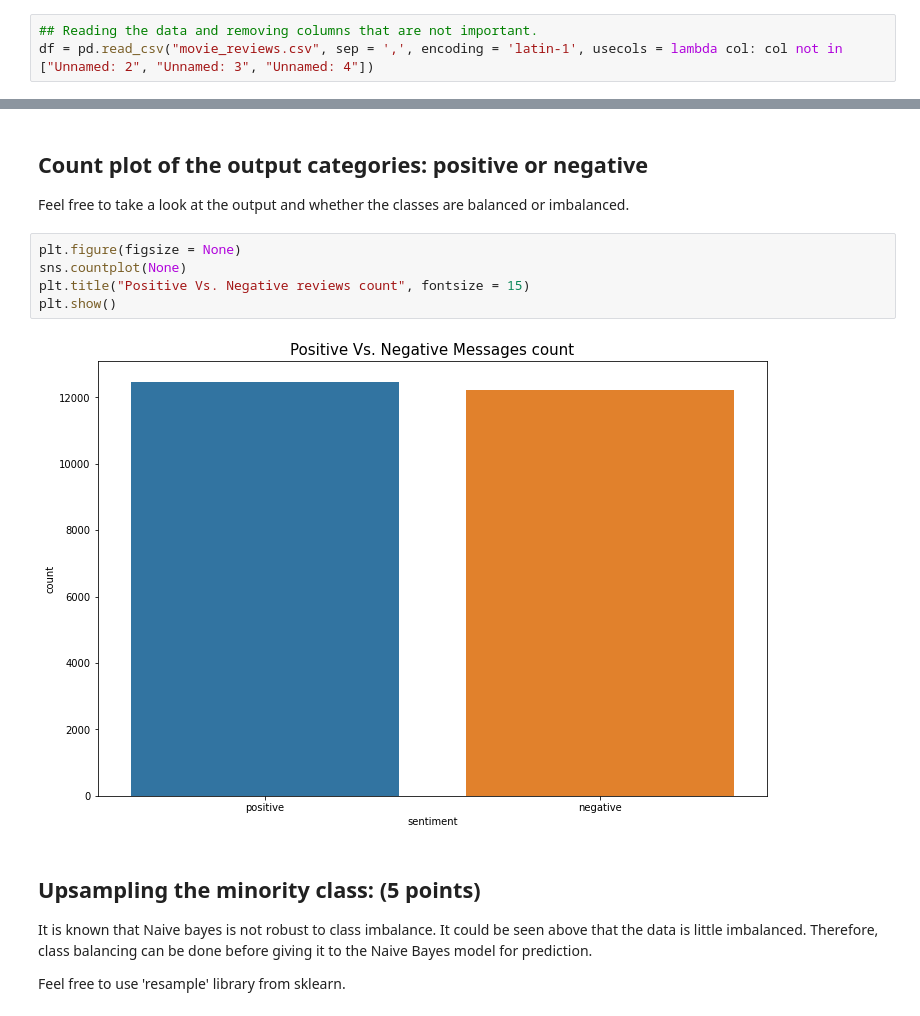
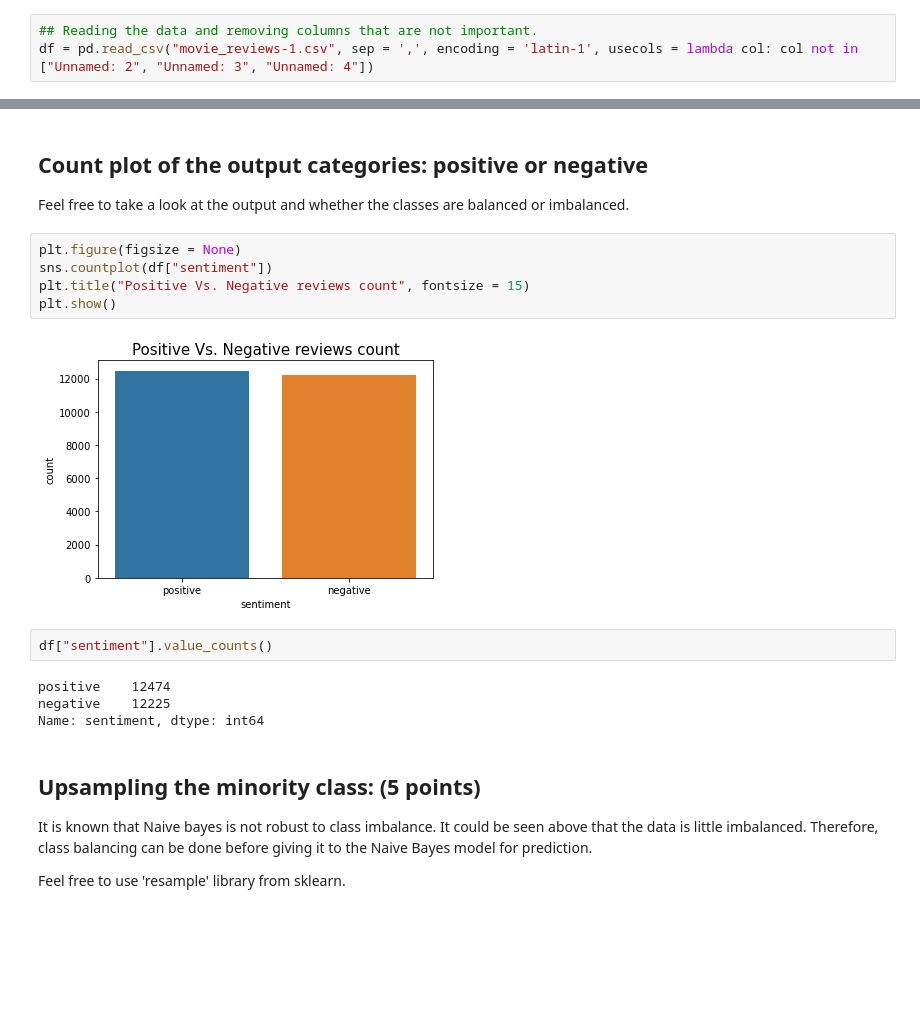
Before and after one commit to alkhalifas/cs-6120-natural-language-processing, a Jupyter notebook: Assignments/Assignment 1/CS6120_NLP_Assignment_1_Notebook(1).ipynb, the cells around one changed output, grey strips where cells are left out. Cells and saved outputs as stored; diff of their text form; blank space fills up the shorter version.

```diff
--- a/Assignments/Assignment 1/CS6120_NLP_Assignment_1_Notebook(1).ipynb
+++ b/Assignments/Assignment 1/CS6120_NLP_Assignment_1_Notebook(1).ipynb
@@ -28,5 +41,5 @@ warnings.filterwarnings("ignore")
 When reading the data, ensure that the '.csv' file is in the same location where your jupyter notebook is used. This way the files are organized and easy to read using the pandas library.
 # %%
 ## Reading the data and removing columns that are not important.
-df = pd.read_csv("movie_reviews.csv", sep = ',', encoding = 'latin-1', usecols = lambda col: col not in ["Unnamed: 2", "Unnamed: 3", "Unnamed: 4"])
+df = pd.read_csv("movie_reviews-1.csv", sep = ',', encoding = 'latin-1', usecols = lambda col: col not in ["Unnamed: 2", "Unnamed: 3", "Unnamed: 4"])
 # %%
@@ -44,11 +57,17 @@ None  # print head of data frame with help of head function
 Feel free to take a look at the output and whether the classes are balanced or imbalanced.
 # %%
 plt.figure(figsize = None)
-sns.countplot(None)
+sns.countplot(df["sentiment"])
 plt.title("Positive Vs. Negative reviews count", fontsize = 15)
 plt.show()
 # %% [output]
-[figure, old version]
+[figure, new version]
+# %%
+df["sentiment"].value_counts()
+# %% [output]
+positive    12474
+negative    12225
+Name: sentiment, dtype: int64
 # %% [markdown]
 ## Upsampling the minority class: (5 points)
 
```
Also changed, not shown: parts of 45 cells of this notebook, 1 other file.
